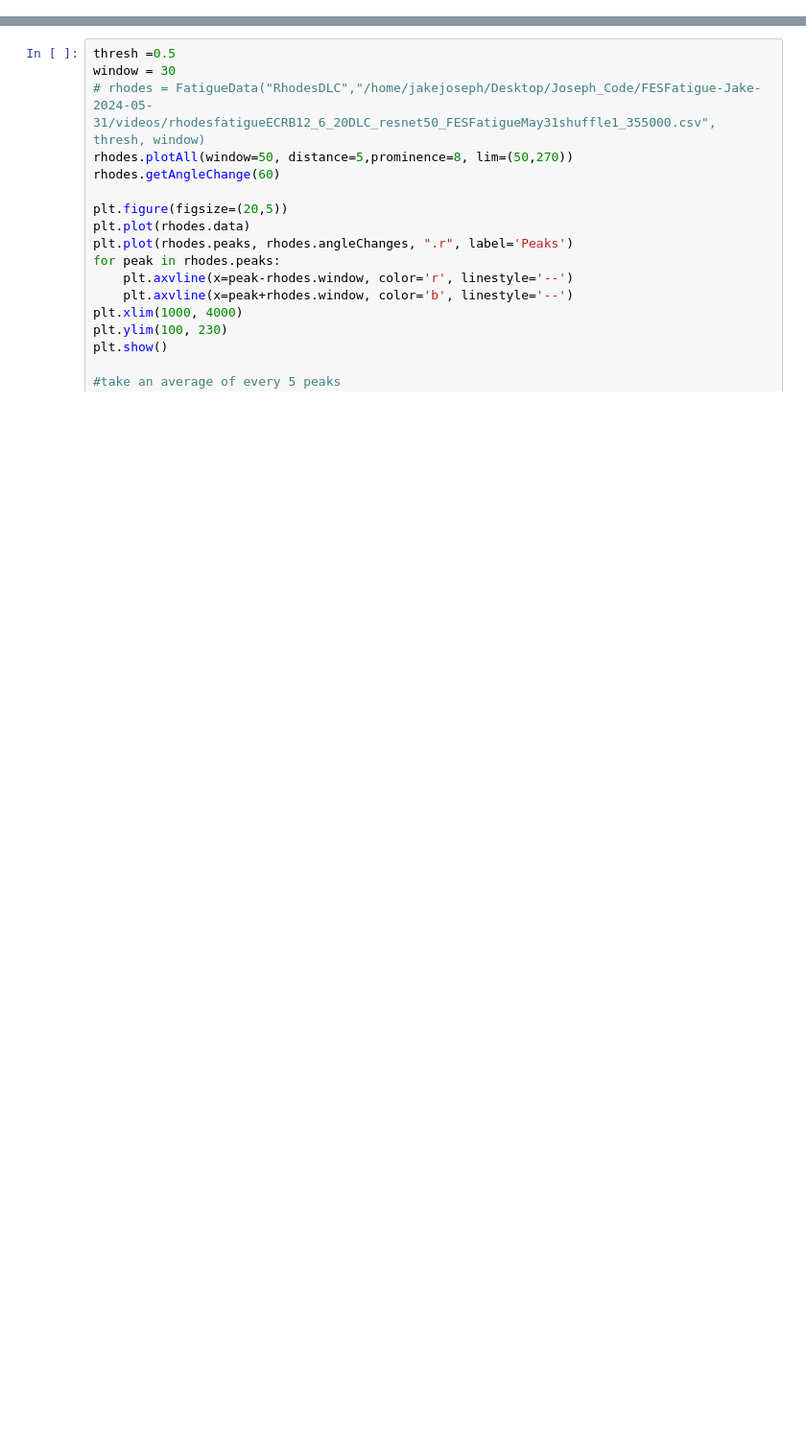
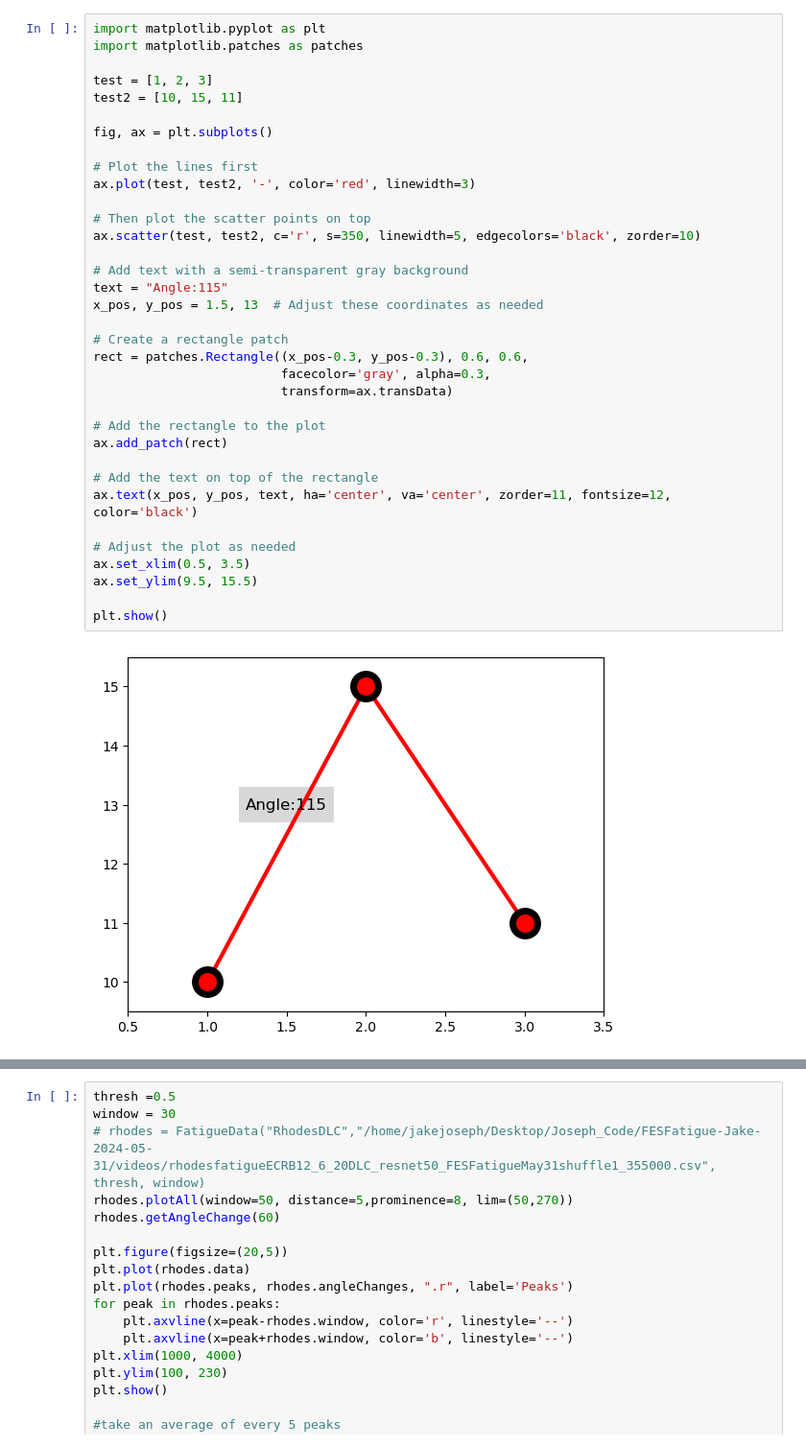
Before and after one commit to draeloslab/stim_behavior, a Jupyter notebook: notebooks/newFatigueFig.ipynb, the cells around one changed output, grey strips where cells are left out. Shown at 96% size. Saved outputs shown, nothing was run; the diff lists cells and outputs as text; blank space fills up the shorter version.

```diff
--- a/notebooks/newFatigueFig.ipynb
+++ b/notebooks/newFatigueFig.ipynb
@@ -253,6 +269,43 @@ class FatigueData:
         # Release the video capture object and close the figure
         cap.release()
         plt.close(fig)
+# %%
+import matplotlib.pyplot as plt
+import matplotlib.patches as patches
+
+test = [1, 2, 3]
+test2 = [10, 15, 11]
+
+fig, ax = plt.subplots()
+
+# Plot the lines first
+ax.plot(test, test2, '-', color='red', linewidth=3)
+
+# Then plot the scatter points on top
+ax.scatter(test, test2, c='r', s=350, linewidth=5, edgecolors='black', zorder=10)
+
+# Add text with a semi-transparent gray background
+text = "Angle:115"
+x_pos, y_pos = 1.5, 13  # Adjust these coordinates as needed
+
+# Create a rectangle patch
+rect = patches.Rectangle((x_pos-0.3, y_pos-0.3), 0.6, 0.6,
+                         facecolor='gray', alpha=0.3,
+                         transform=ax.transData)
+
+# Add the rectangle to the plot
+ax.add_patch(rect)
+
+# Add the text on top of the rectangle
+ax.text(x_pos, y_pos, text, ha='center', va='center', zorder=11, fontsize=12, color='black')
+
+# Adjust the plot as needed
+ax.set_xlim(0.5, 3.5)
+ax.set_ylim(9.5, 15.5)
+
+plt.show()
+# %% [output]
+[figure, added]
 # %%
 #Getting values to make figure for SLEAP and DLC comparison
 thresh =0.5
```
Also changed, not shown: parts of 11 cells of this notebook, 7 other files.
